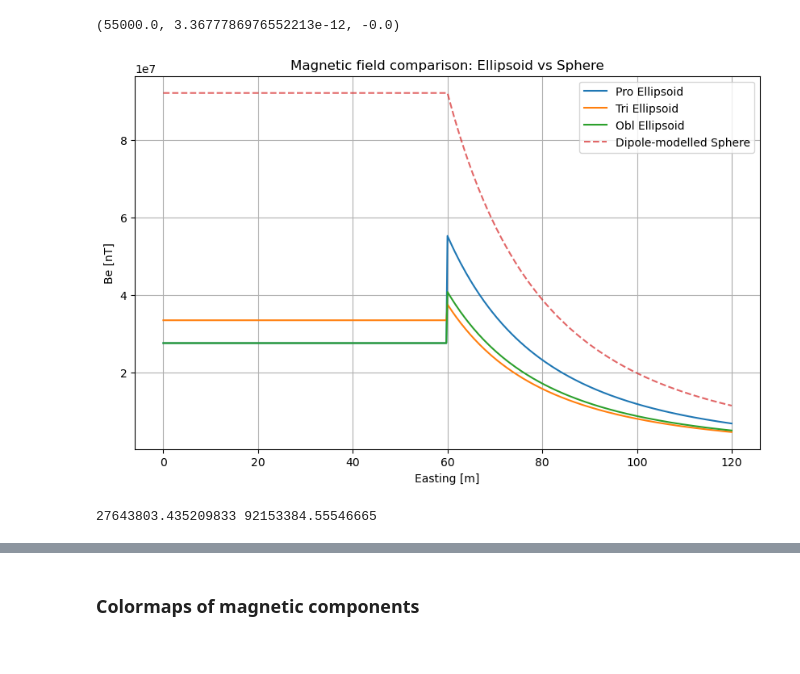
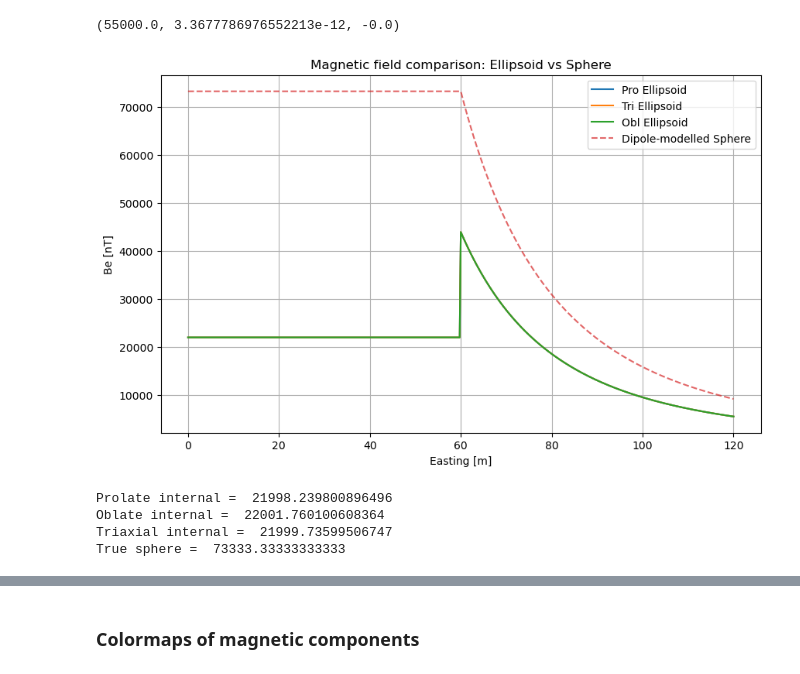
Before and after one commit to ubcgif/2025-baker-ellipsoids, a Jupyter notebook: notebooks/Example_Plots.ipynb, the cells around one changed output, grey strips where cells are left out. Cells and saved outputs as stored; diff of their text form; code cells hidden in the pictures.

```diff
--- a/notebooks/Example_Plots.ipynb
+++ b/notebooks/Example_Plots.ipynb
@@ -86,13 +86,13 @@ from scipy.constants import mu_0
 
 k = 2
 b0 = np.array(hm.magnetic_angles_to_vec(55_000, 0.0, 90.0))
-M = b0 * k
-
+H0_Am = b0 * 1e-9 / mu_0
+M = k * H0_Am
 # Define ellipsoid (make it nearly a sphere)
 # ------------------------------------------
 
 pro_ellipsoid = ProlateEllipsoid(a=60, b=59.99, yaw=0, pitch=0, centre=(0, 0, 0))
-tri_ellipsoid = fnc.TriaxialEllipsoid(a=60, b=59.99, c=59.98, yaw = 0, pitch=0, roll=0, centre=(0, 0, 0))
+tri_ellipsoid = fnc.TriaxialEllipsoid(a=60, b=59.999, c=59.998, yaw = 0, pitch=0, roll=0, centre=(0, 0, 0))
 obl_ellipsoid = fnc.OblateEllipsoid(a=59.99, b=60, yaw = 0, pitch=0, centre=(0, 0, 0))
 
 # Define observation points along easting
@@ -103,37 +103,43 @@ coordinates = tuple(np.atleast_2d(c) for c in (easting, northing, upward))
 
 # Compute magnetic field for ellipsoid
 # ------------------------------------
 be, bn, bu = ellipsoid_magnetics(coordinates, pro_ellipsoid, k, (55_000, 0.0, 90.0), field="b")
 be = be.ravel()
 
 be1, bn1, bu1 = ellipsoid_magnetics(coordinates, tri_ellipsoid, k, (55_000, 0.0, 90.0), field="b")
 be1 = be1.ravel()
-
+#
 be2, bn2, bu2 = ellipsoid_magnetics(coordinates, obl_ellipsoid, k, (55_000, 0.0, 90.0), field="b")
 be2 = be2.ravel()
 # Compute magnetic field for a sphere (analytic)
 # ----------------------------------------------
 b_e, b_n, b_u = sphere_magnetic(coordinates, radius=60, center=(0, 0, 0), magnetization= M)
 b_e = b_e.ravel()
 
 # Plot comparison
 # ---------------
 plt.figure(figsize=(10, 6))
 plt.plot(easting, be, label="Pro Ellipsoid")
 plt.plot(easting, be1, label="Tri Ellipsoid")
 plt.plot(easting, be2, label="Obl Ellipsoid")
 
 plt.plot(easting, b_e, '--', label="Dipole-modelled Sphere", alpha=0.7)
 plt.xlabel("Easting [m]")
 plt.ylabel("Be [nT]")
 plt.legend()
 plt.title("Magnetic field comparison: Ellipsoid vs Sphere")
 plt.grid(True)
 plt.show()
-print(be[0], b_e[0])
+print('Prolate internal = ', be[0])
+print('Oblate internal = ', be2[0])
+print('Triaxial internal = ', be1[0])
+print('True sphere = ', b_e[0])
 # %% [output]
-[figure, old version]
+[figure, new version]
-27643803.435209833 92153384.55546665
+Prolate internal =  21998.239800896496
+Oblate internal =  22001.760100608364
+Triaxial internal =  21999.73599506747
+True sphere =  73333.33333333333
 # %%
 a = 51
 b = 50
```
Also changed, not shown: parts of 4 cells of this notebook, 5 other files.
